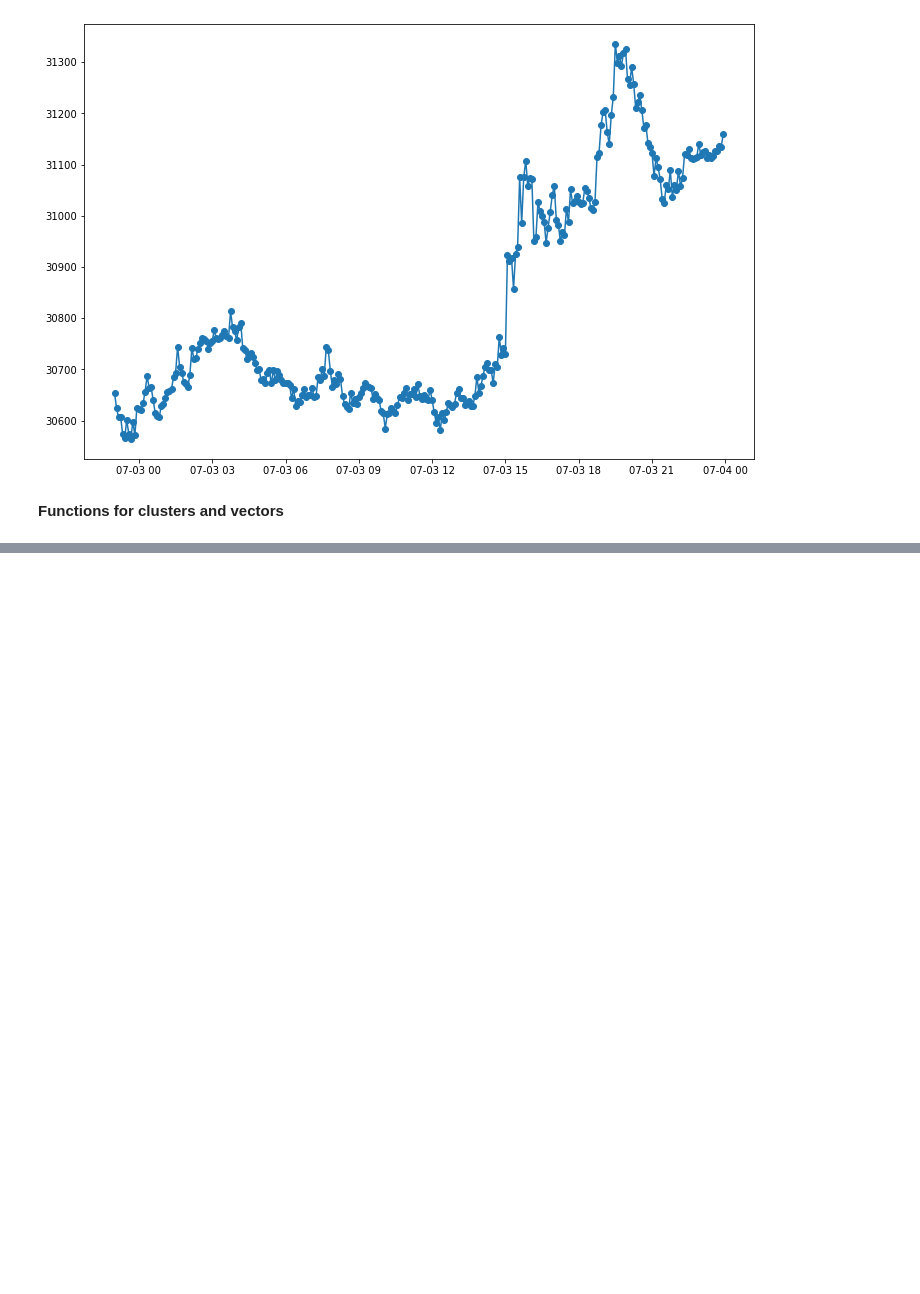
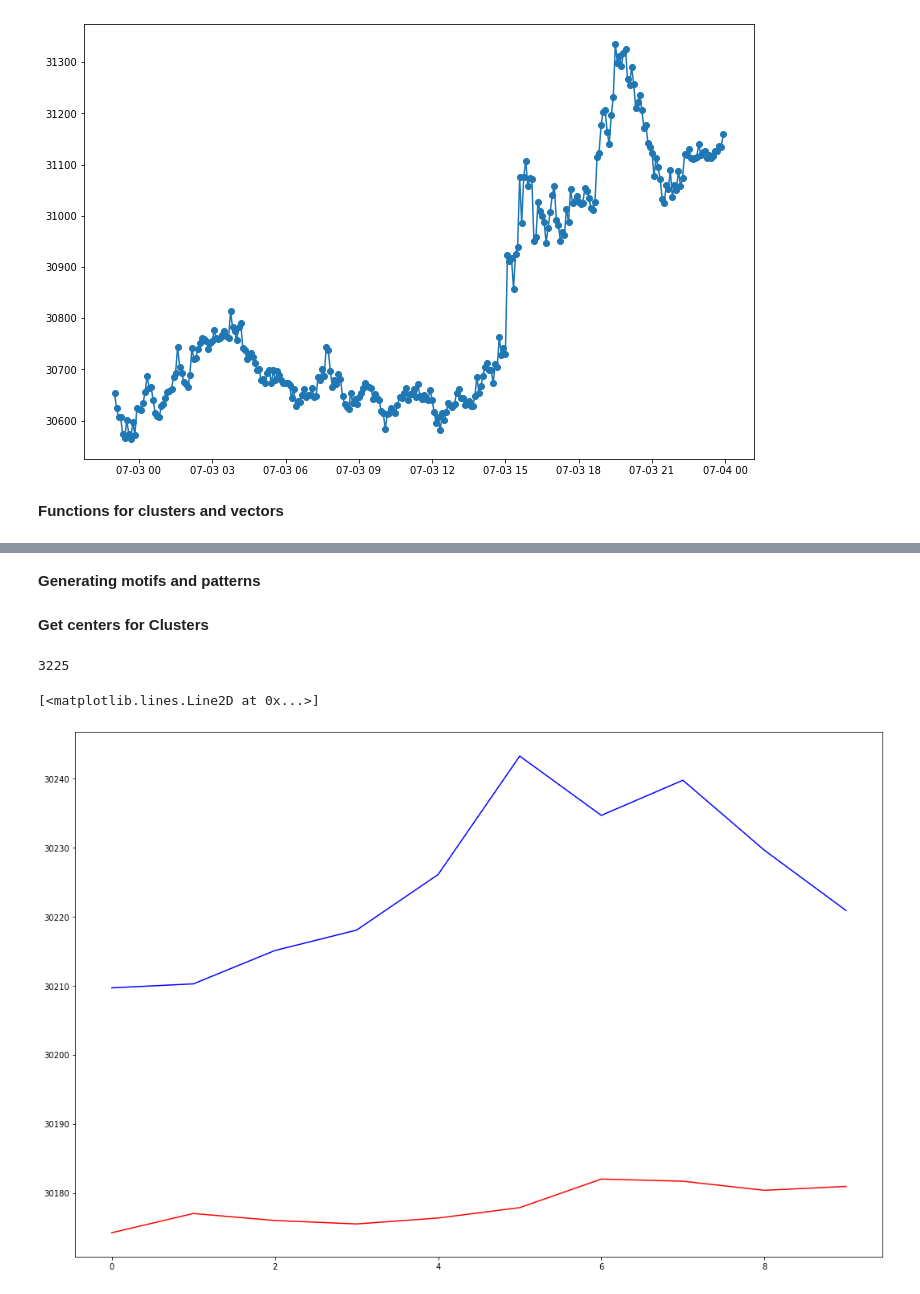
Before and after one commit to MrPlotva/Time-Series, a Jupyter notebook: wishart.ipynb, the cells around one changed output, grey strips where cells are left out. Drawn from its saved outputs; the diff is of its cells as text; code cells hidden in the pictures; blank space fills up the shorter version.

```diff
--- a/wishart.ipynb
+++ b/wishart.ipynb
@@ -162,0 +204,2 @@ fig.show()
+# %% [markdown]
+<b>Generating motifs and patterns</b>
@@ -162,0 +257,2 @@ fig.show()
+# %% [markdown]
+<b>Get centers for Clusters</b>
@@ -162,0 +277,5 @@ fig.show()
+# %%
+from statistics import mean
+size = len(data)
+train_data = data[:int(size * 0.7)]
+test_data = data[int(size * 0.7):]
@@ -162,0 +333,26 @@ fig.show()
+# %%
+h = 10
+print(len(train_data))
+prediction = base_prediction(train_data['open'][-100:], h, L=3)
+
+# print(prediction[-h:])
+plt.plot(list(train_data['open'][-100:]), 'g', label='prediction')
+print(prediction[-h:])
+plt.figure(figsize=(18, 12))
+plt.plot(prediction[-h:], 'r', label='open')
+plt.plot(list(test_data['open'][:h]), 'b', label='prediction')
+# plt.scatter(list(range(0, h)), list(prediction[-h:]), s=50, c='r', label='prediction')
+# # plt.plot(test_data, 'b', label='prediction')
+plt.show()
+# %% [output]
+3225
+# %%
+preds = [30174.22415798, 30177.01295284, 30175.99488477, 30175.49951717,
+ 30176.35611112, 30177.85947034, 30181.99826561, 30181.68669159,
+ 30180.3666719,  30180.9335379]
+plt.figure(figsize=(18, 12))
+plt.plot(preds, 'r', label='prediction')
+plt.plot(list(test_data['open'][:h]), 'b', label='prediction')
+# %% [output]
+[<matplotlib.lines.Line2D at 0x...>]
+[figure, added]
```
Also changed, not shown: parts of 9 cells of this notebook, 1 other file.
